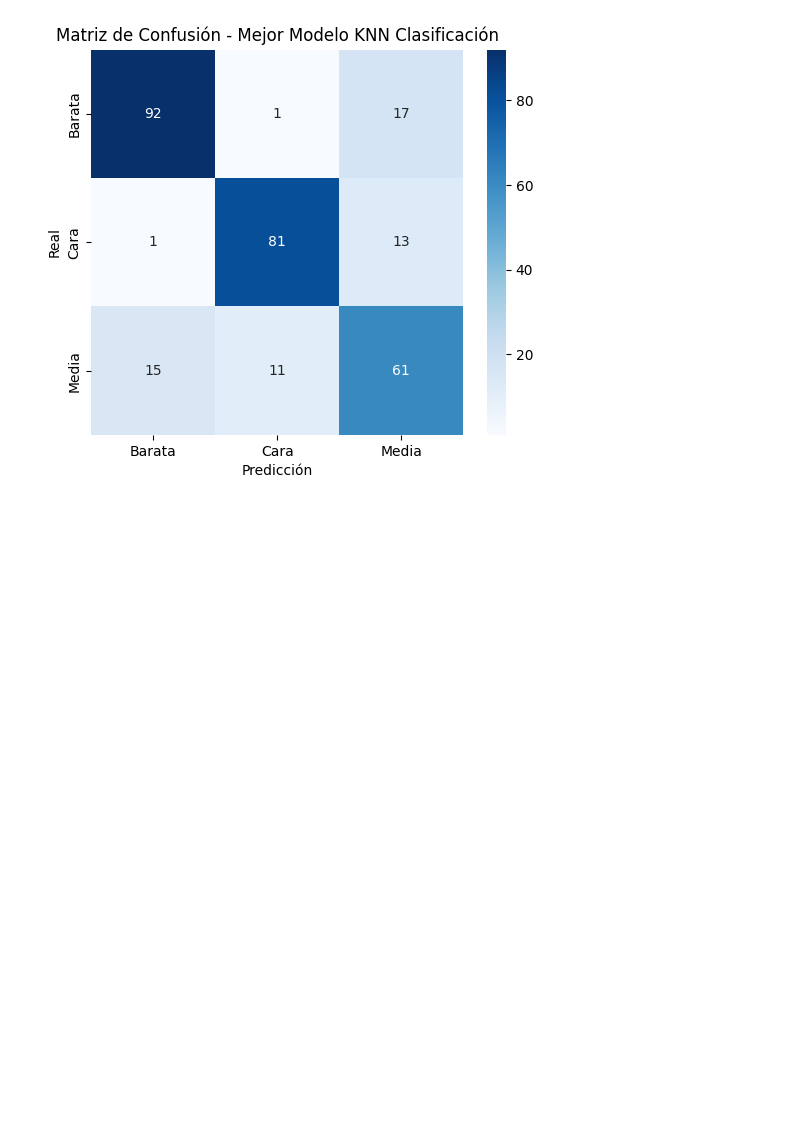
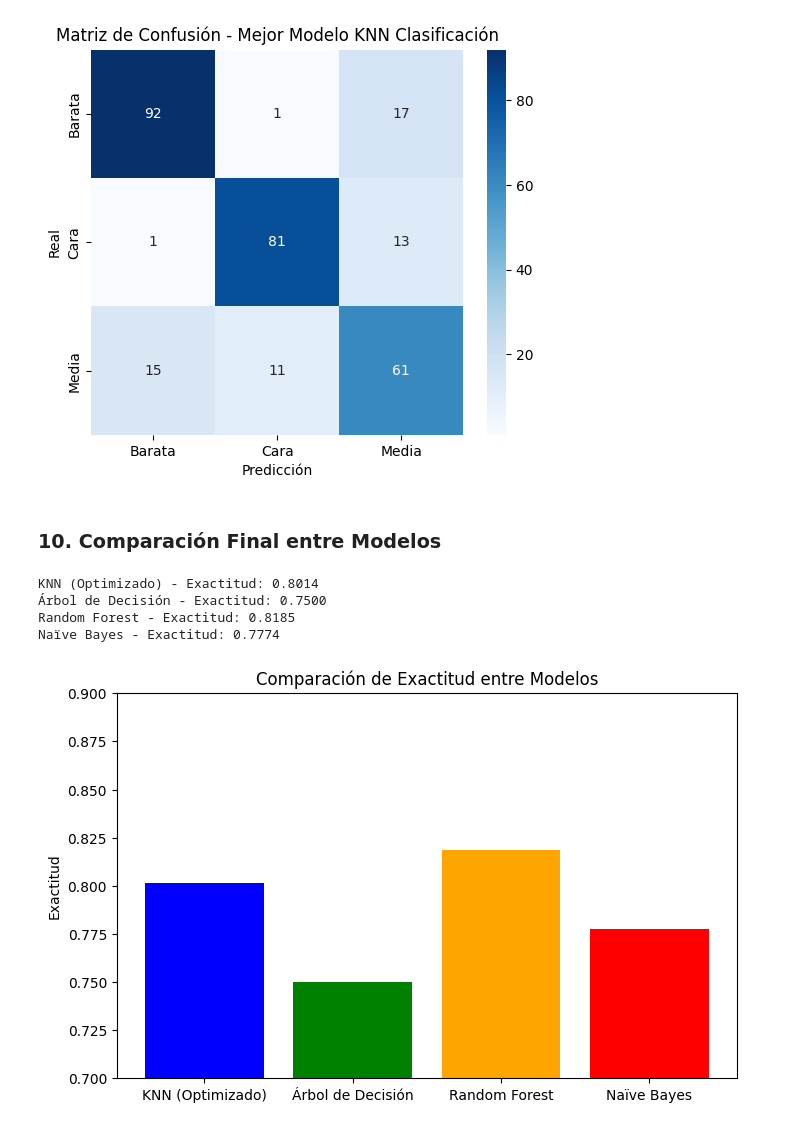
Before and after one commit to EstebanZG999/HT6Mineria, a Jupyter notebook: src/knn.ipynb, the cells around one changed output. Cells and saved outputs as stored; diff of their text form; code cells hidden in the pictures; blank space fills up the shorter version.

```diff
--- a/src/knn.ipynb
+++ b/src/knn.ipynb
@@ -551,3 +551,46 @@ Reporte de Clasificación:
    macro avg       0.80      0.80      0.80       292
 weighted avg       0.80      0.80      0.80       292
 [figure]
+# %% [markdown]
+### 10. Comparación Final entre Modelos
+# %%
+from sklearn.tree import DecisionTreeClassifier
+from sklearn.ensemble import RandomForestClassifier
+from sklearn.naive_bayes import GaussianNB
+
+# Modelos a comparar
+models = {
+    "KNN (Optimizado)": best_knn,  # Modelo KNN con hiperparámetros ajustados
+    "Árbol de Decisión": DecisionTreeClassifier(random_state=42),
+    "Random Forest": RandomForestClassifier(n_estimators=100, random_state=42),
+    "Naïve Bayes": GaussianNB()
+}
+
+# Evaluación de cada modelo
+accuracy_results = {}
+for name, model in models.items():
+    # Entrenar modelos excepto KNN que ya está entrenado
+    if name != "KNN (Optimizado)":
+        model.fit(X_train_scaled, y_train)
+
+    # Predicciones
+    y_pred = model.predict(X_test_scaled)
+
+    # Calcular accuracy
+    accuracy = accuracy_score(y_test, y_pred)
+    accuracy_results[name] = accuracy
+    print(f"{name} - Exactitud: {accuracy:.4f}")
+
+# Visualización de comparación
+plt.figure(figsize=(8, 5))
+plt.bar(accuracy_results.keys(), accuracy_results.values(), color=['blue', 'green', 'orange', 'red'])
+plt.ylabel("Exactitud")
+plt.title("Comparación de Exactitud entre Modelos")
+plt.ylim(0.7, 0.9)
+plt.show()
+# %% [output]
+KNN (Optimizado) - Exactitud: 0.8014
+Árbol de Decisión - Exactitud: 0.7500
+Random Forest - Exactitud: 0.8185
+Naïve Bayes - Exactitud: 0.7774
+[figure, added]
```
